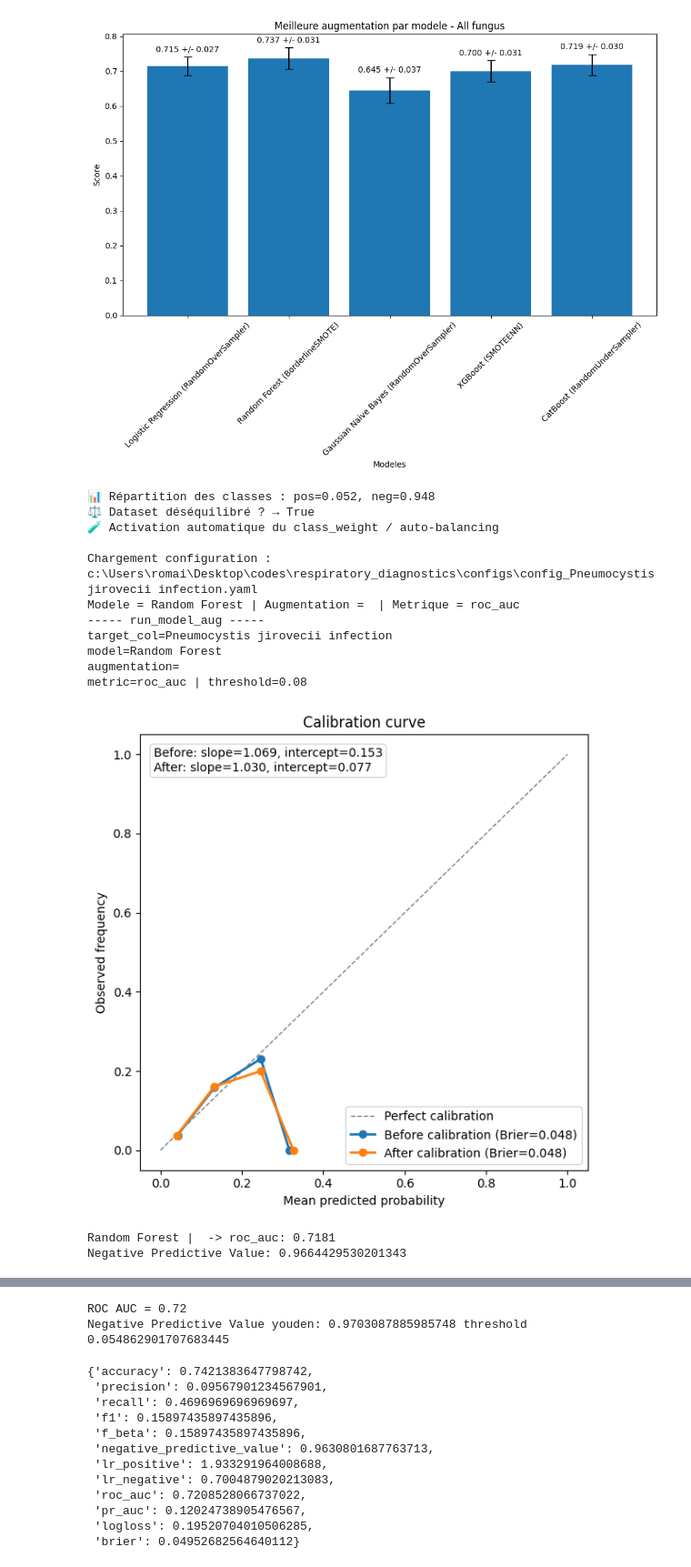
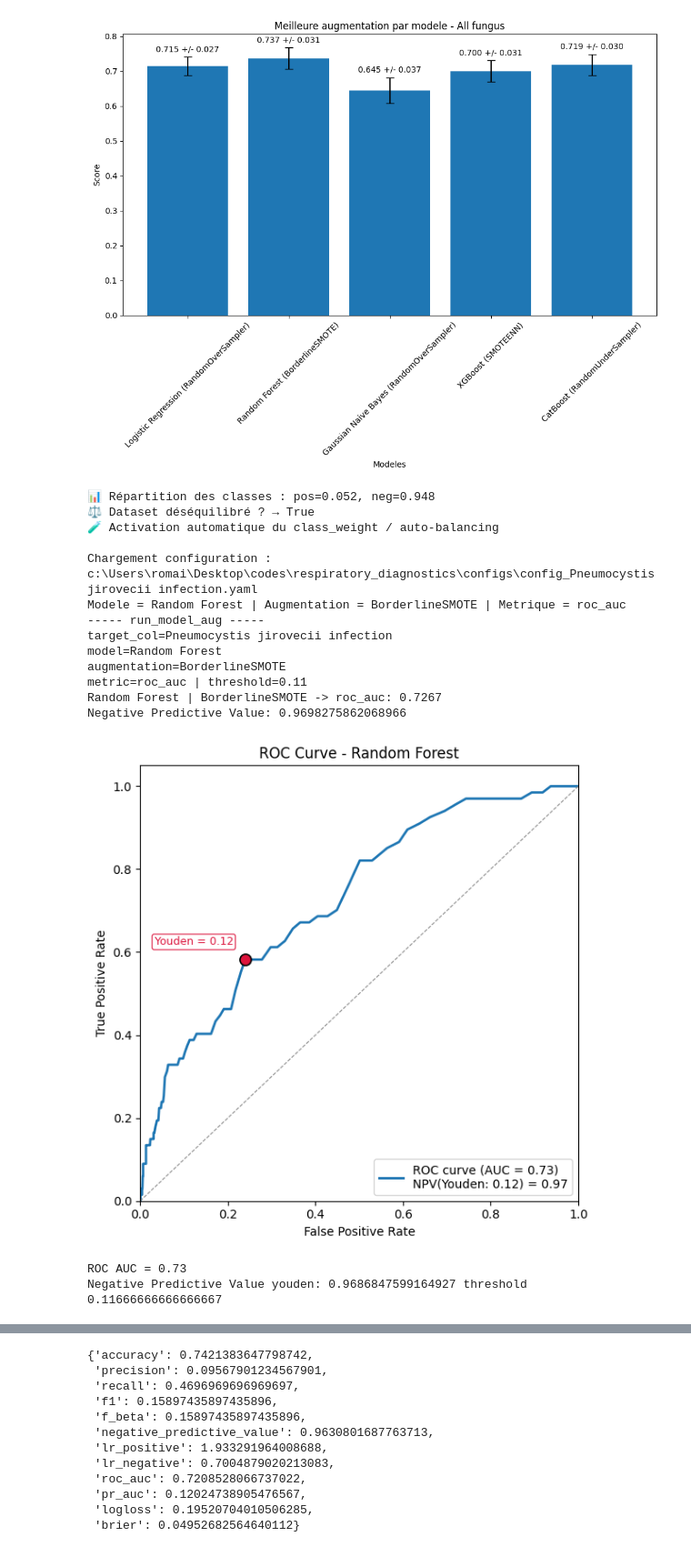
Before and after one commit to Romain-Forte/respiratory_diagnostics, a Jupyter notebook: dev_algo.ipynb, the cells around one changed output, grey strips where cells are left out. Shown at 91% size. Cells and saved outputs as stored; diff of their text form; code cells hidden in the pictures.

```diff
--- a/dev_algo.ipynb
+++ b/dev_algo.ipynb
@@ -54,7 +54,8 @@ strategie_fill_nan = {
 strategie_fill_nan["DG1"] = "str"
 strategie_fill_nan["DG2"] = "str"
 strategie_fill_nan["Sys_dis_spec"] = "str"
-df_col_utils = nettoyer_nan_par_colonne(df_col_utils,strategie_fill_nan)
+df_col_utils = nettoyer_nan_par_colonne(df_col_utils,use_mice=True,mice_columns=L_fill_mediane)
+df_col_utils = nettoyer_nan_par_colonne(df_col_utils,strategie_fill_nan)  #FILL NA BY median
 df_features_clean = transform_features(df_col_utils)
 # resultats = analyser_nan(df_col_utils, top_n=3)
 # resultats_y = analyser_nan(df_category, top_n=8)
@@ -275,36 +255,39 @@ features_hemato =['Hem_mal_AML', 'Hem_mal_ALL', 'Hem_mal_Non_hodgkin_lymphoma',
 #        'Other non infectious causes']
 features_sensibilite = ["Neutropenie", "Prophylaxis_antifungal"]
 #for target_col in df_labels_fusion.columns:
 condition = lambda X: (X[features_hemato] > 0).any(axis=1)
 # condition = lambda X: (X[features_hemato] == 0).all(axis=1)
 #for target_col in df_labels_fusion.columns:
 run_output = run_config_for_target(target_col,
                      df_features_clean,
                      df_labels_fusion,
                      sensibilite = False,
                      show_importance = False,
                      show_roc = True,
                      show_shap = False,
                      features_sensibilite = features_sensibilite,
                      type_sensi = 'all',
                      method_importance = 'native_importance',
                      config_dir = config_dir,
                      condition_test=None,
                        to_save = False,
+                       calibration= False,
                      calibration_method=  "sigmoid", # isotonic or "sigmoid" / "platt",
                      save_dir = r"C:\Users\romai\Desktop\travail\avancement\model_grid_search\\")
 # %% [output]
 📊 Répartition des classes : pos=0.052, neg=0.948
 ⚖️ Dataset déséquilibré ? → True
 🧪 Activation automatique du class_weight / auto-balancing
 
 Chargement configuration : c:\Users\romai\Desktop\codes\respiratory_diagnostics\configs\config_Pneumocystis jirovecii infection.yaml
-Modele = Random Forest | Augmentation =  | Metrique = roc_auc
+Modele = Random Forest | Augmentation = BorderlineSMOTE | Metrique = roc_auc
 ----- run_model_aug -----
 target_col=Pneumocystis jirovecii infection
 model=Random Forest
-augmentation=
-metric=roc_auc | threshold=0.08
+augmentation=BorderlineSMOTE
+metric=roc_auc | threshold=0.11
+Random Forest | BorderlineSMOTE -> roc_auc: 0.7267
+Negative Predictive Value: 0.9698275862068966
-[figure, old version]
+[figure, new version]
-Random Forest |  -> roc_auc: 0.7181
-Negative Predictive Value: 0.9664429530201343
+ROC AUC = 0.73
+Negative Predictive Value youden: 0.9686847599164927 threshold 0.11666666666666667
@@ -312,5 +294,3 @@ Negative Predictive Value: 0.9664429530201343
-ROC AUC = 0.72
-Negative Predictive Value youden: 0.9703087885985748 threshold 0.054862901707683445
 # %%
 run_output['metric_scores']
 # %% [output]
```
Also changed, not shown: parts of 3 cells of this notebook, 7 other files.
